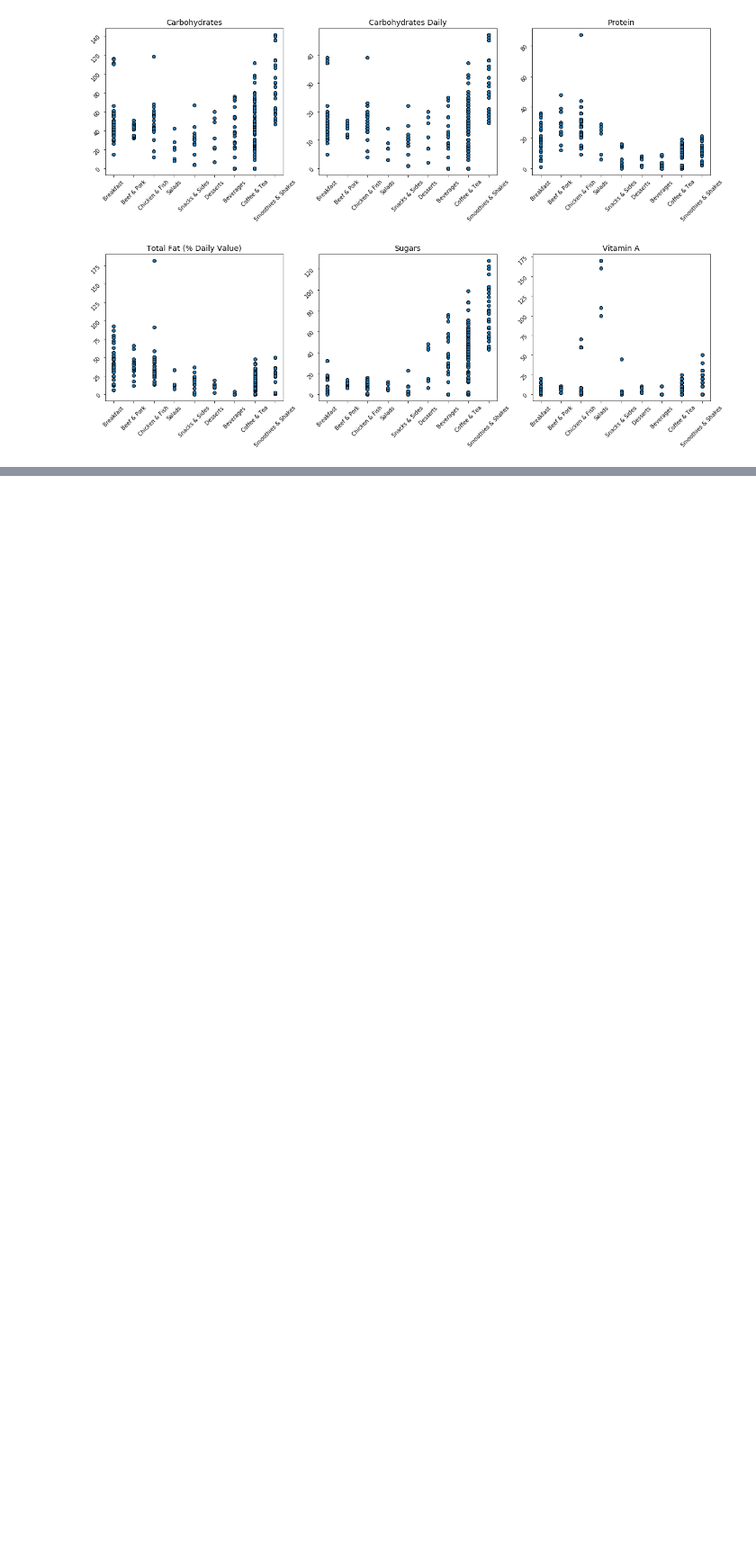
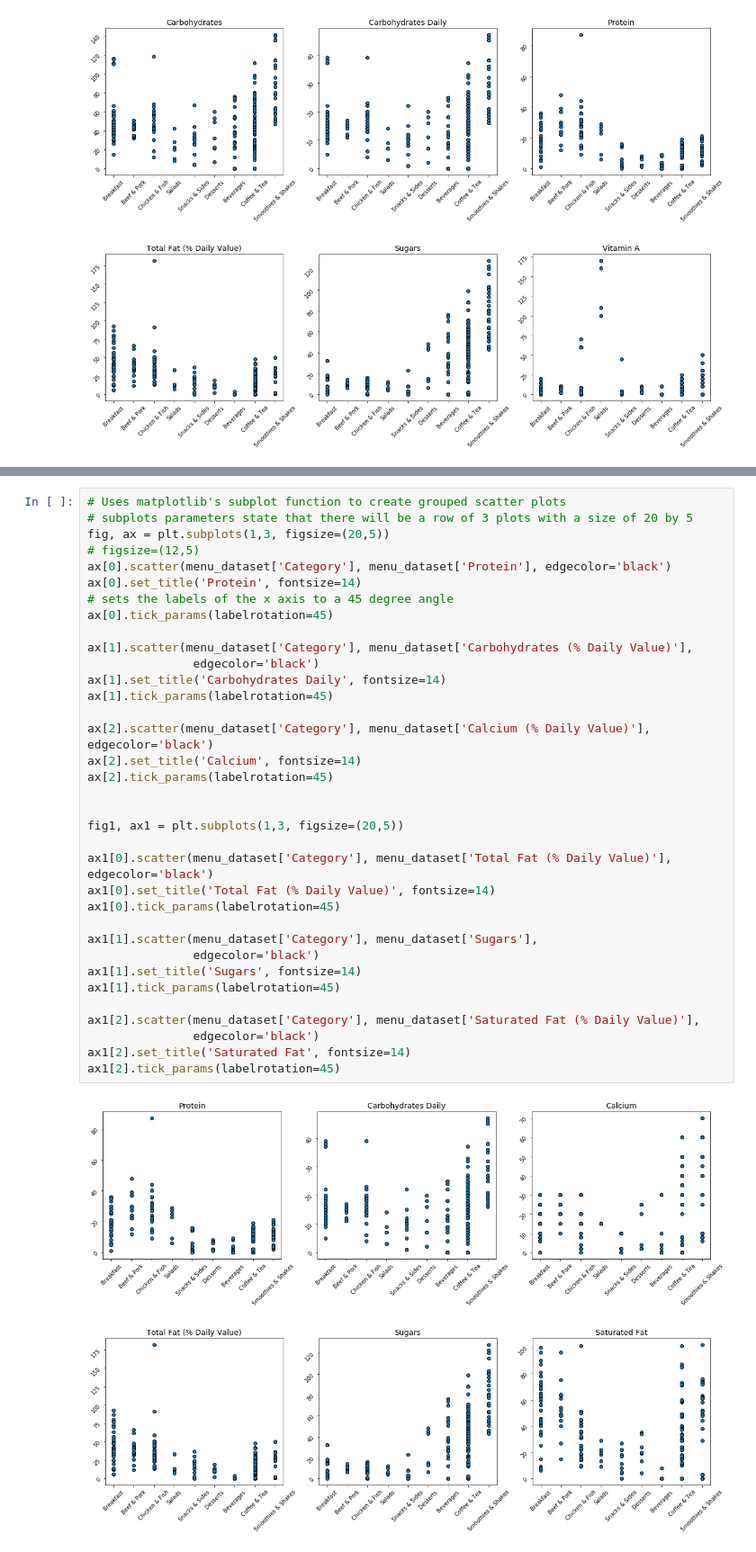
Before and after one commit to JosiahM42/mcdonalds-nuritional-analysis, a Jupyter notebook: McDonalds Nutritional facts/McDonald's Nutrition.ipynb, the cells around one changed output, grey strips where cells are left out. Shown at 90% size. Cells and saved outputs as stored; diff of their text form; blank space fills up the shorter version.

```diff
--- a/McDonalds Nutritional facts/McDonald's Nutrition.ipynb
+++ b/McDonalds Nutritional facts/McDonald's Nutrition.ipynb
@@ -491,0 +584,38 @@ ValueError: The truth value of a Series is ambiguous. Use a.empty, a.bool(), a.i
+# %%
+# Uses matplotlib's subplot function to create grouped scatter plots
+# subplots parameters state that there will be a row of 3 plots with a size of 20 by 5
+fig, ax = plt.subplots(1,3, figsize=(20,5))
+# figsize=(12,5)
+ax[0].scatter(menu_dataset['Category'], menu_dataset['Protein'], edgecolor='black')
+ax[0].set_title('Protein', fontsize=14)
+# sets the labels of the x axis to a 45 degree angle
+ax[0].tick_params(labelrotation=45)
+
+ax[1].scatter(menu_dataset['Category'], menu_dataset['Carbohydrates (% Daily Value)'],
+               edgecolor='black')
+ax[1].set_title('Carbohydrates Daily', fontsize=14)
+ax[1].tick_params(labelrotation=45)
+
+ax[2].scatter(menu_dataset['Category'], menu_dataset['Calcium (% Daily Value)'], edgecolor='black')
+ax[2].set_title('Calcium', fontsize=14)
+ax[2].tick_params(labelrotation=45)
+
+
+fig1, ax1 = plt.subplots(1,3, figsize=(20,5))
+
+ax1[0].scatter(menu_dataset['Category'], menu_dataset['Total Fat (% Daily Value)'], edgecolor='black')
+ax1[0].set_title('Total Fat (% Daily Value)', fontsize=14)
+ax1[0].tick_params(labelrotation=45)
+
+ax1[1].scatter(menu_dataset['Category'], menu_dataset['Sugars'],
+               edgecolor='black')
+ax1[1].set_title('Sugars', fontsize=14)
+ax1[1].tick_params(labelrotation=45)
+
+ax1[2].scatter(menu_dataset['Category'], menu_dataset['Saturated Fat (% Daily Value)'],
+               edgecolor='black')
+ax1[2].set_title('Saturated Fat', fontsize=14)
+ax1[2].tick_params(labelrotation=45)
+# %% [output]
+[figure, added]
+[figure, added]
```
Also changed, not shown: parts of 21 cells of this notebook, 2 other files.
